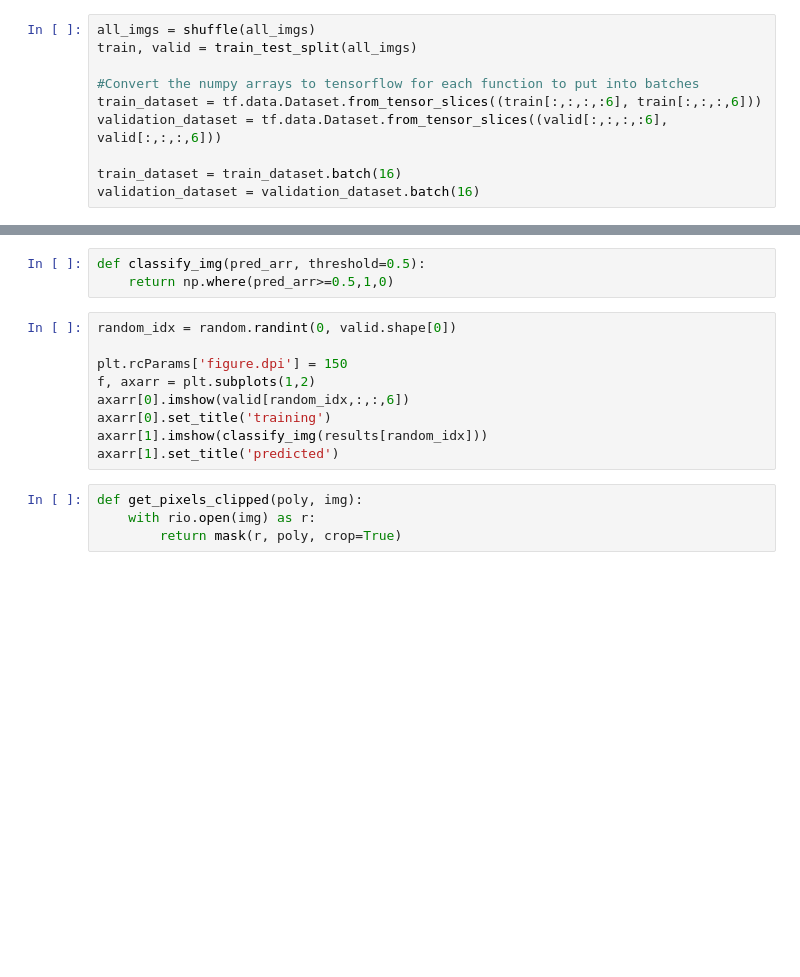
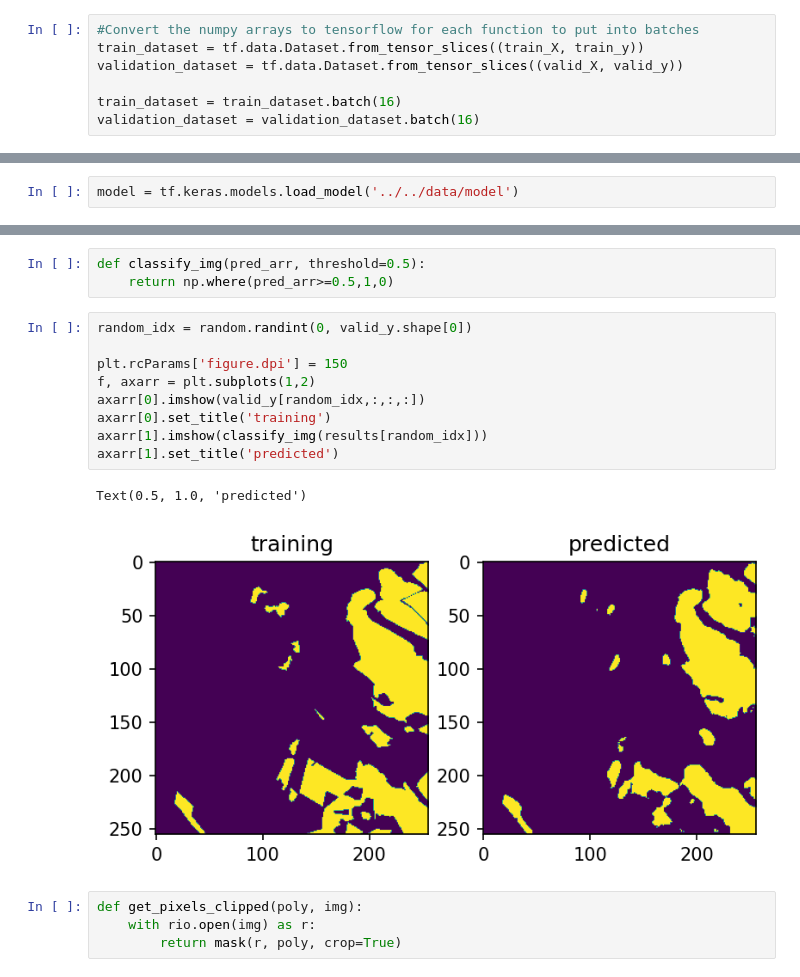
Before and after one commit to tomwilsonsco/clearfell-cnn, a Jupyter notebook: src/python/FCNN_keras.ipynb, the cells around one changed output, grey strips where cells are left out. Cells and saved outputs as stored; diff of their text form; blank space fills up the shorter version.

```diff
--- a/src/python/FCNN_keras.ipynb
+++ b/src/python/FCNN_keras.ipynb
@@ -87,10 +151,7 @@ np.savez_compressed('../../data/all_img_chips', all_imgs=all_imgs)
 # %%
-all_imgs = shuffle(all_imgs)
-train, valid = train_test_split(all_imgs)
-
 #Convert the numpy arrays to tensorflow for each function to put into batches
-train_dataset = tf.data.Dataset.from_tensor_slices((train[:,:,:,:6], train[:,:,:,6]))
-validation_dataset = tf.data.Dataset.from_tensor_slices((valid[:,:,:,:6], valid[:,:,:,6]))
+train_dataset = tf.data.Dataset.from_tensor_slices((train_X, train_y))
+validation_dataset = tf.data.Dataset.from_tensor_slices((valid_X, valid_y))
 
 train_dataset = train_dataset.batch(16)
 validation_dataset = validation_dataset.batch(16)
@@ -159,0 +260,2 @@ history = model.fit(train_dataset, epochs=10, batch_size=16, validation_data = v
+# %%
+model = tf.keras.models.load_model('../../data/model')
@@ -163,14 +269,17 @@ results = model.predict(validation_dataset)
 def classify_img(pred_arr, threshold=0.5):
     return np.where(pred_arr>=0.5,1,0)
 # %%
-random_idx = random.randint(0, valid.shape[0])
+random_idx = random.randint(0, valid_y.shape[0])
 
 plt.rcParams['figure.dpi'] = 150
 f, axarr = plt.subplots(1,2)
-axarr[0].imshow(valid[random_idx,:,:,6])
+axarr[0].imshow(valid_y[random_idx,:,:,:])
 axarr[0].set_title('training')
 axarr[1].imshow(classify_img(results[random_idx]))
 axarr[1].set_title('predicted')
+# %% [output]
+Text(0.5, 1.0, 'predicted')
+[figure, added]
 # %%
 def get_pixels_clipped(poly, img):
     with rio.open(img) as r:
```
Also changed, not shown: parts of 40 cells of this notebook, 3 other files.
